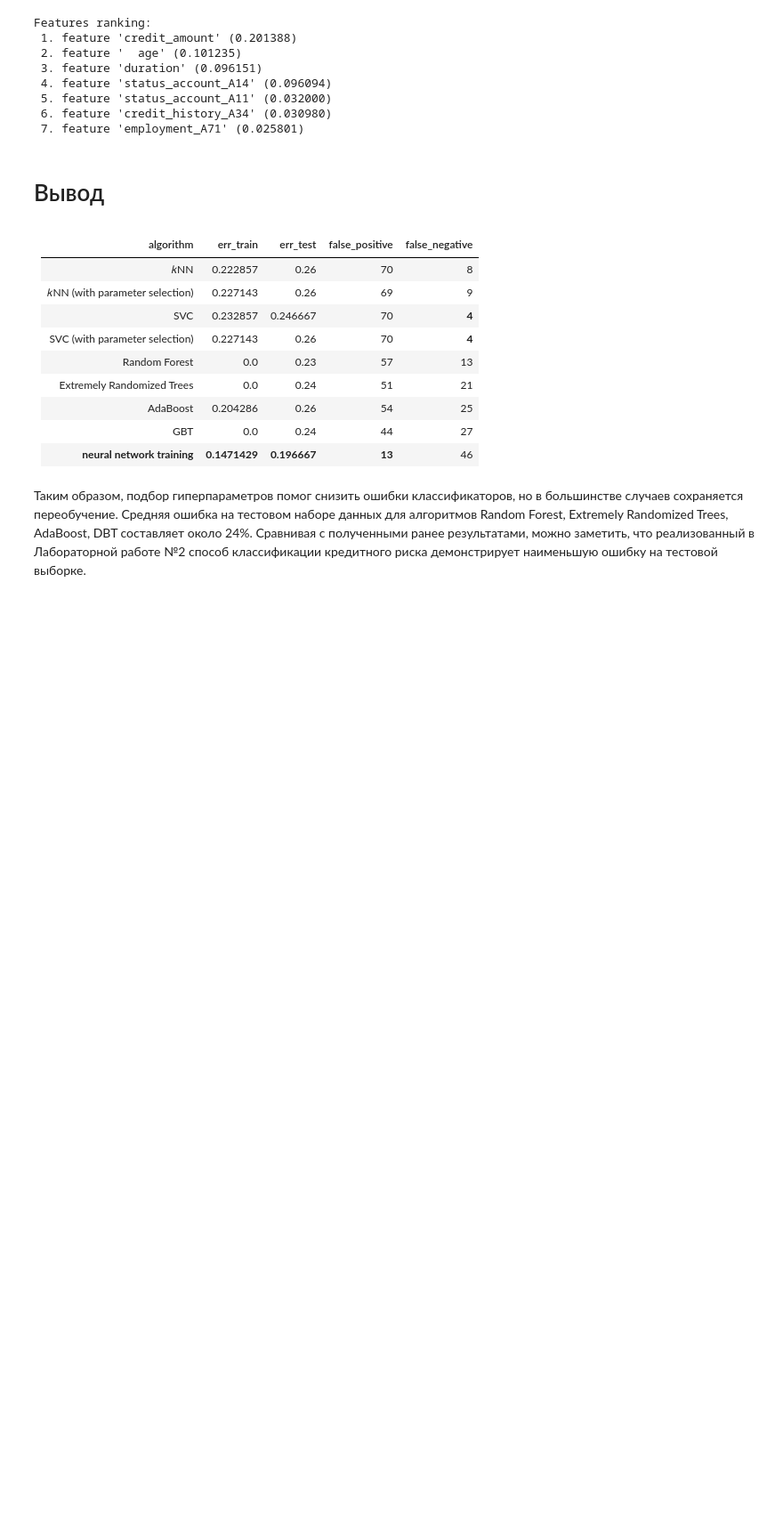
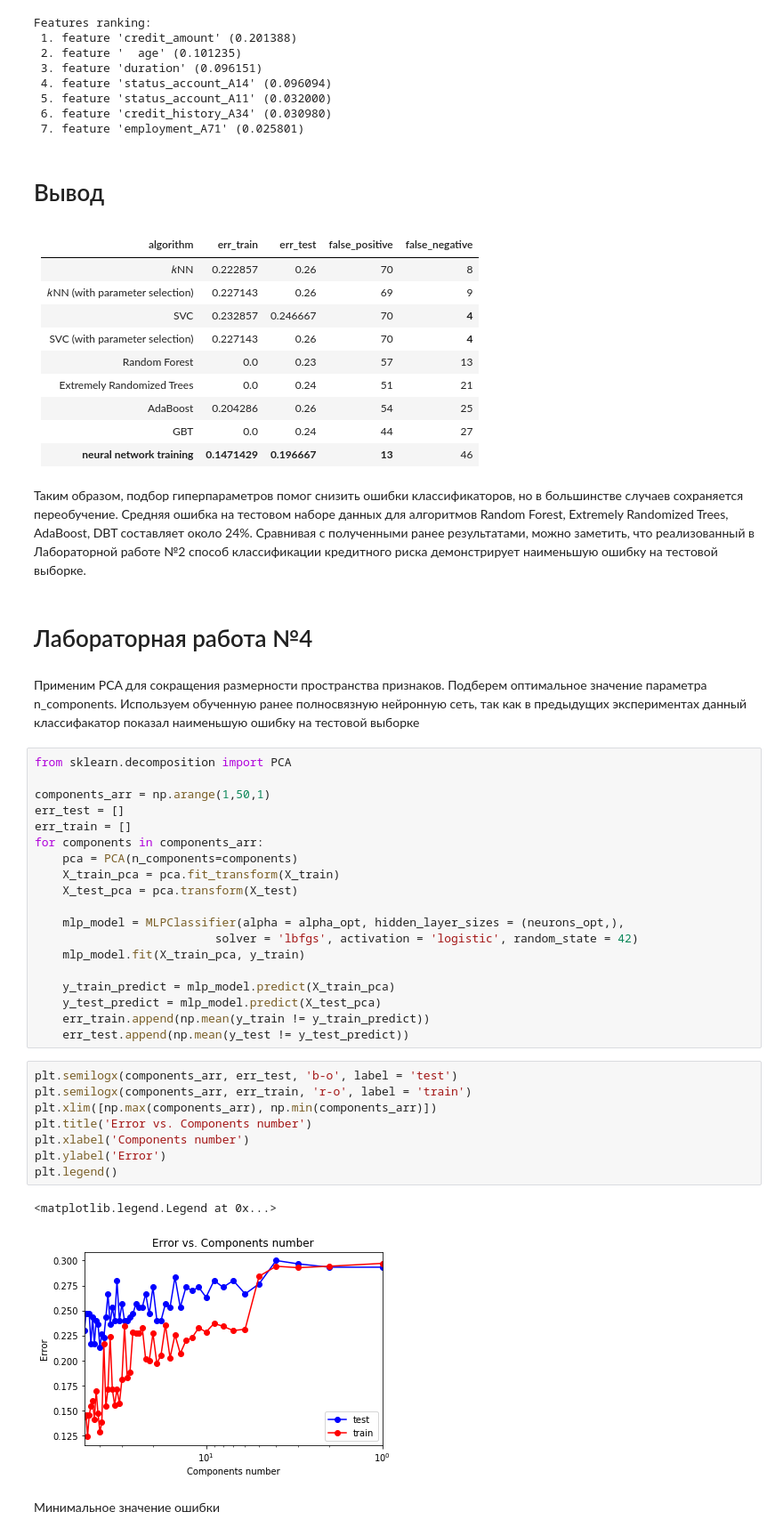
Before and after one commit to SokolovaNastya/MachineLearning, a Jupyter notebook: lab1/Lab1_GermanCreditData.ipynb, the cells around one changed output. Shown: that part at 89% size. Drawn from its saved outputs; the diff is of its cells as text; blank space fills up the shorter version.

```diff
--- a/lab1/Lab1_GermanCreditData.ipynb
+++ b/lab1/Lab1_GermanCreditData.ipynb
@@ -1493,3 +1493,39 @@ Features ranking:
 | **neural network training**    |    **0.1471429**    |     **0.196667**    |     **13**     |       46       |
 # %% [markdown]
 Таким образом, подбор гиперпараметров помог снизить ошибки классификаторов, но в большинстве случаев сохраняется переобучение. Средняя ошибка на тестовом наборе данных для алгоритмов Random Forest, Extremely Randomized Trees, AdaBoost, DBT составляет около 24%. Сравнивая с полученными ранее результатами, можно заметить, что реализованный в Лабораторной работе №2 способ классификации кредитного риска демонстрирует наименьшую ошибку на тестовой выборке.
+# %% [markdown]
+# Лабораторная работа №4
+# %% [markdown]
+Применим PCA для сокращения размерности пространства признаков. Подберем оптимальное значение параметра n_components. Используем обученную ранее полносвязную нейронную сеть, так как в предыдущих экспериментах данный классифакатор показал наименьшую ошибку на тестовой выборке
+# %%
+from sklearn.decomposition import PCA
+
+components_arr = np.arange(1,50,1)
+err_test = []
+err_train = []
+for components in components_arr:
+    pca = PCA(n_components=components)
+    X_train_pca = pca.fit_transform(X_train)
+    X_test_pca = pca.transform(X_test)
+
+    mlp_model = MLPClassifier(alpha = alpha_opt, hidden_layer_sizes = (neurons_opt,),
+                          solver = 'lbfgs', activation = 'logistic', random_state = 42)
+    mlp_model.fit(X_train_pca, y_train)
+
+    y_train_predict = mlp_model.predict(X_train_pca)
+    y_test_predict = mlp_model.predict(X_test_pca)
+    err_train.append(np.mean(y_train != y_train_predict))
+    err_test.append(np.mean(y_test != y_test_predict))
+# %%
+plt.semilogx(components_arr, err_test, 'b-o', label = 'test')
+plt.semilogx(components_arr, err_train, 'r-o', label = 'train')
+plt.xlim([np.max(components_arr), np.min(components_arr)])
+plt.title('Error vs. Сomponents number')
+plt.xlabel('Сomponents number')
+plt.ylabel('Error')
+plt.legend()
+# %% [output]
+<matplotlib.legend.Legend at 0x...>
+[figure, added]
+# %% [markdown]
+Минимальное значение ошибки
```
Also changed, not shown: parts of 11 cells of this notebook.
